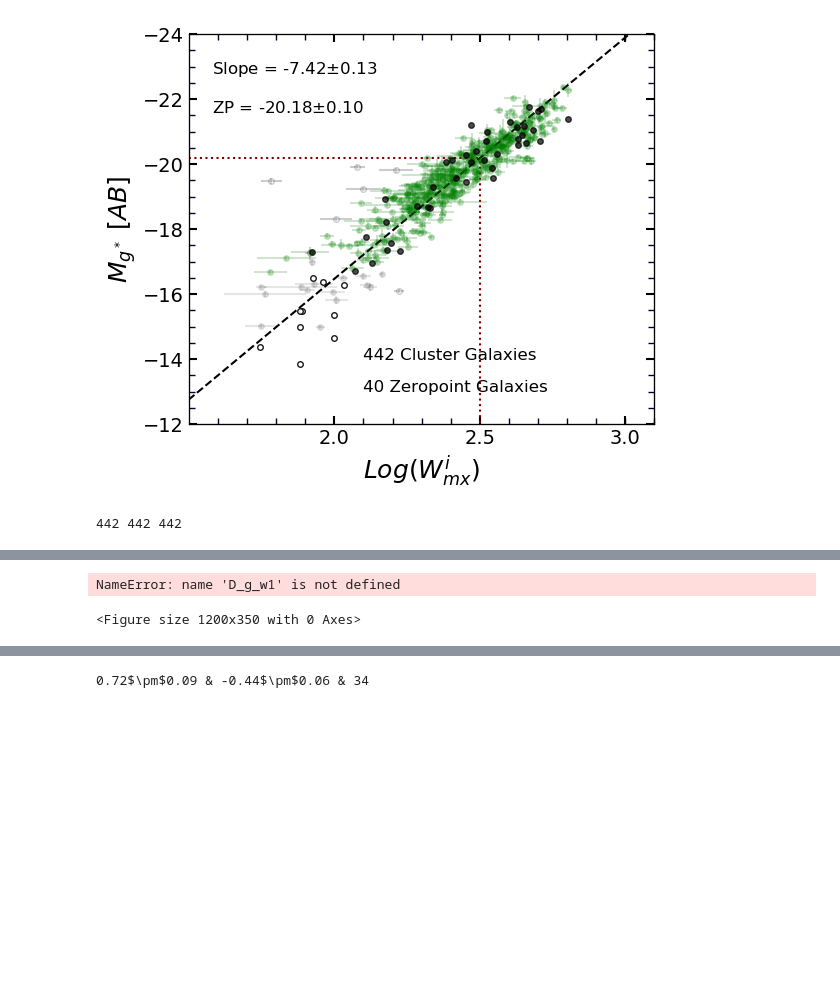
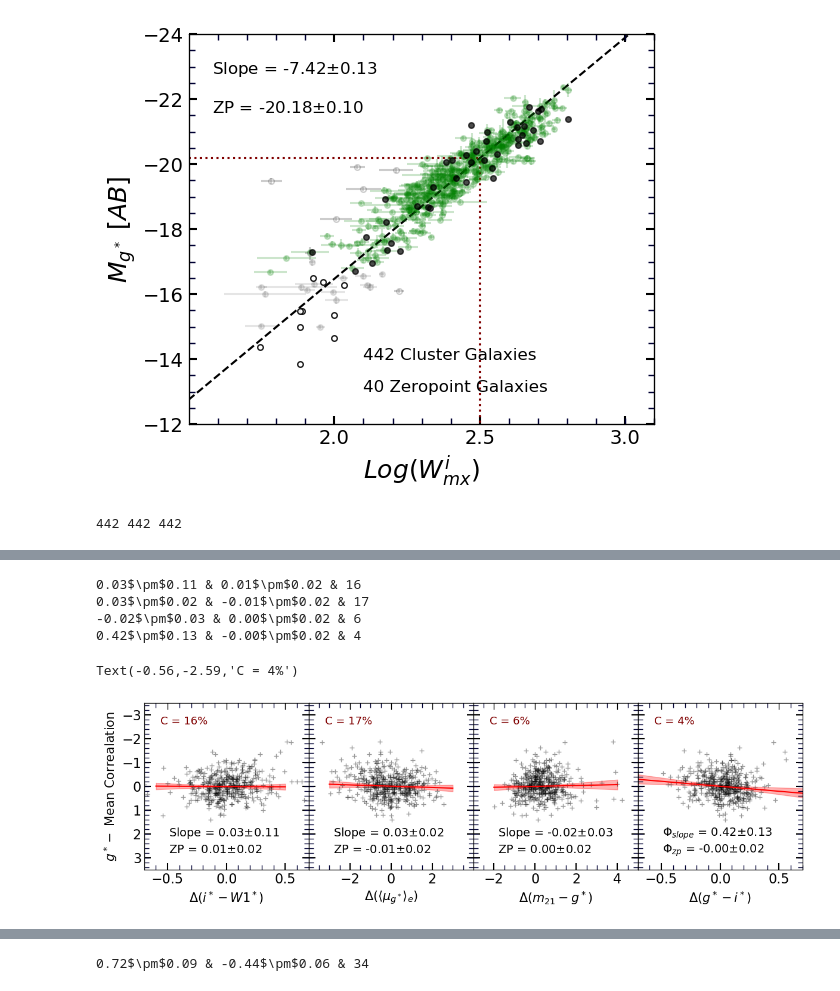
Before and after one commit to ekourkchi/TFcalibrators, a Jupyter notebook: Final_g_colorTerm.ipynb, the cells around one changed output, grey strips where cells are left out. Saved outputs shown, nothing was run; the diff lists cells and outputs as text; code cells hidden in the pictures; blank space fills up the shorter version.

```diff
--- a/Final_g_colorTerm.ipynb
+++ b/Final_g_colorTerm.ipynb
@@ -412,7 +422,7 @@ ylim=[3.5,-3.5]
 indx, = np.where((SSqlt>=2) & (WWqlt>=2))
 Y = delta[indx]
 Ye = delta_e[indx]
-X = D_g_w1[indx]
+X = D_i_w1[indx]
 ax = plt.subplot(gs[p]) ; p+=1
 ax.plot(X,Y, '+', color='black', alpha=0.4)
 # ax.errorbar(X,Y, yerr=Ye, fmt='.', color='k', alpha=0.2)
@@ -437,8 +447,11 @@ ax.text(x0,y0, "Slope = "+"%.2f" % sl+'$\pm$'+"%.2f" % me, fontsize=14, color='k
 y0 = 0.9*Ylm[0]+0.10*Ylm[1]
 ax.text(x0,y0, "ZP = "+"%.2f" % zp+'$\pm$'+"%.2f" % be, fontsize=14, color='k')
 ax.set_ylabel(r'$g^*-$'+' Mean Correalation', fontsize=15)
-ax.set_xlabel(r'$\Theta ( g^*-W1^* )$', fontsize=15)
+ax.set_xlabel(r'$\Delta (i^*-W1^* )$', fontsize=15)
 print '%.2f'%sl+r'$\pm$'+'%.2f'%me+' & '+'%.2f'%zp+r'$\pm$'+'%.2f'%be+' & '+ '%d'%correlation(X, Y)
+x0 = 0.9*Xlm[0]+0.10*Xlm[1]
+y0 = 0.13*Ylm[0]+0.87*Ylm[1]
+ax.text(x0,y0, "C = %d"%correlation(X, Y)+ '%', fontsize=13, color='maroon')
 
 Y = delta
 Ye = delta_e
@@ -466,8 +479,11 @@ y0 = 0.8*Ylm[0]+0.20*Ylm[1]
 ax.text(x0,y0, "Slope = "+"%.2f" % sl+'$\pm$'+"%.2f" % me, fontsize=14, color='k')
 y0 = 0.9*Ylm[0]+0.10*Ylm[1]
 ax.text(x0,y0, "ZP = "+"%.2f" % zp+'$\pm$'+"%.2f" % be, fontsize=14, color='k')
-ax.set_xlabel(r'$\Theta ( \langle\mu_{g^*}\rangle_e )$', fontsize=15)
+ax.set_xlabel(r'$\Delta ( \langle\mu_{g^*}\rangle_e )$', fontsize=15)
 print '%.2f'%sl+r'$\pm$'+'%.2f'%me+' & '+'%.2f'%zp+r'$\pm$'+'%.2f'%be+' & '+ '%d'%correlation(X, Y)
+x0 = 0.9*Xlm[0]+0.10*Xlm[1]
+y0 = 0.13*Ylm[0]+0.87*Ylm[1]
+ax.text(x0,y0, "C = %d"%correlation(X, Y)+ '%', fontsize=13, color='maroon')
 
 Y = delta
 Ye = delta_e
@@ -495,41 +511,50 @@ y0 = 0.8*Ylm[0]+0.20*Ylm[1]
 ax.text(x0,y0, "Slope = "+"%.2f" % sl+'$\pm$'+"%.2f" % me, fontsize=14, color='k')
 y0 = 0.9*Ylm[0]+0.10*Ylm[1]
 ax.text(x0,y0, "ZP = "+"%.2f" % zp+'$\pm$'+"%.2f" % be, fontsize=14, color='k')
-ax.set_xlabel(r'$\Theta ( m_{21}-g^* )$', fontsize=15)
+ax.set_xlabel(r'$\Delta ( m_{21}-g^* )$', fontsize=15)
 print '%.2f'%sl+r'$\pm$'+'%.2f'%me+' & '+'%.2f'%zp+r'$\pm$'+'%.2f'%be+' & '+ '%d'%correlation(X, Y)
-
+x0 = 0.9*Xlm[0]+0.10*Xlm[1]
+y0 = 0.13*Ylm[0]+0.87*Ylm[1]
+ax.text(x0,y0, "C = %d"%correlation(X, Y)+ '%', fontsize=13, color='maroon')
 
 Y = delta
 Ye = delta_e
 X = D_g_i
 ax = plt.subplot(gs[p]) ; p+=1
 ax.plot(X,Y, '+', color='black', alpha=0.4)
 fit, cov = curve_fit(linfit, X, Y, sigma=Ye)
 sl,zp = fit
 x0 = np.linspace(-3,4,50)
 y0 = sl*x0+zp
 ax.plot(x0, y0, 'r-')
 me = np.sqrt(cov[0,0])
 be = np.sqrt(cov[1,1])
 mbe = cov[1,0]
 dy = np.sqrt(x0**2*me**2+be**2+2*x0*mbe)
 ax.fill_between(x0, y0+2*dy, y0-2*dy, color='r', alpha=0.3)
 ax.set_xticks(np.arange(-0.5, 1, step=0.5))
 Xlm = [-0.7,0.7]
 x_ax, y_ax = set_axes(ax, Xlm, ylim)
 x_ax.set_xticks(np.arange(-0.5, 1, step=0.5))
 plt.setp(ax.get_yticklabels(), visible=False)
 Ylm = ax.get_ylim() ; Xlm = ax.get_xlim()
 x0 = 0.85*Xlm[0]+0.15*Xlm[1]
 y0 = 0.8*Ylm[0]+0.20*Ylm[1]
 ax.text(x0,y0, r"$\Phi_{slope}$"+" = "+"%.2f" % sl+'$\pm$'+"%.2f" % me, fontsize=14, color='k')
 y0 = 0.9*Ylm[0]+0.10*Ylm[1]
 ax.text(x0,y0, r"$\Phi_{zp}$"+" = "+"%.2f" % zp+'$\pm$'+"%.2f" % be, fontsize=14, color='k')
-ax.set_xlabel(r'$\Theta ( g^*-i^* )$', fontsize=15)
+ax.set_xlabel(r'$\Delta ( g^*-i^* )$', fontsize=15)
 print '%.2f'%sl+r'$\pm$'+'%.2f'%me+' & '+'%.2f'%zp+r'$\pm$'+'%.2f'%be+' & '+ '%d'%correlation(X, Y)
+x0 = 0.9*Xlm[0]+0.10*Xlm[1]
+y0 = 0.13*Ylm[0]+0.87*Ylm[1]
+ax.text(x0,y0, "C = %d"%correlation(X, Y)+ '%', fontsize=13, color='maroon')
 # %% [output]
-NameError: name 'D_g_w1' is not defined
+0.03$\pm$0.11 & 0.01$\pm$0.02 & 16
+0.03$\pm$0.02 & -0.01$\pm$0.02 & 17
+-0.02$\pm$0.03 & 0.00$\pm$0.02 & 6
+0.42$\pm$0.13 & -0.00$\pm$0.02 & 4
-<Figure size 1200x350 with 0 Axes>
+Text(-0.56,-2.59,'C = 4%')
+[figure, added]
 # %%
 fig = py.figure(figsize=(12, 3.5), dpi=100)
 fig.subplots_adjust(wspace=0, top=0.92, bottom=0.12, left=0.06, right=0.98)
```
Also changed, not shown: parts of 2 cells of this notebook, 16 other files.
